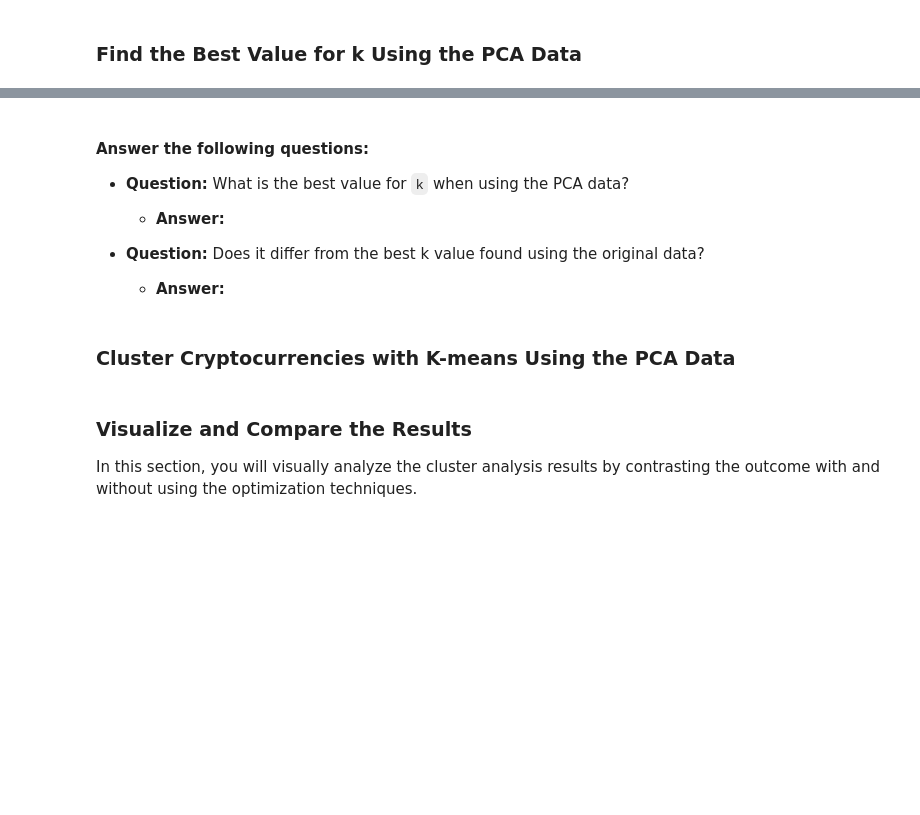
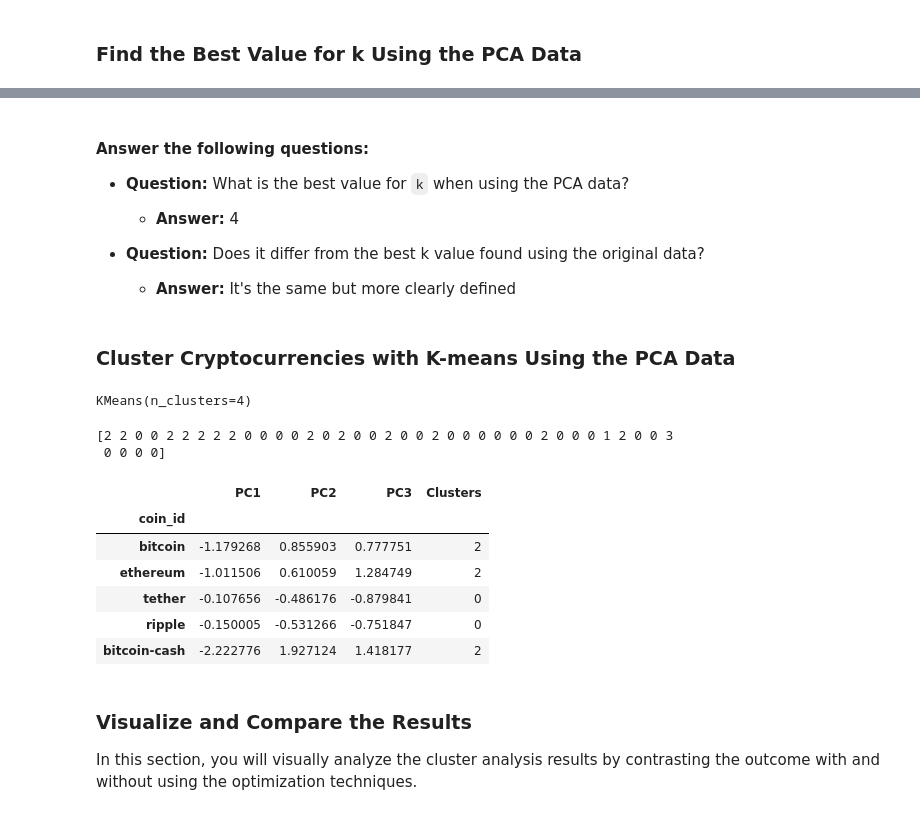
Before and after one commit to daniklafrance/CryptoClustering, a Jupyter notebook: Crypto_Clustering.ipynb, the cells around one changed output, grey strips where cells are left out. Drawn from its saved outputs; the diff is of its cells as text; code cells hidden in the pictures; blank space fills up the shorter version.

```diff
--- a/Crypto_Clustering.ipynb
+++ b/Crypto_Clustering.ipynb
@@ -249,7 +245,7 @@ inertia = []
 # 3. Append the model.inertia_ to the inertia list
 for i in k:
     model = KMeans(n_clusters=i, random_state=0)
-    model.fit(df_market_data_pca)
+    model.fit(df_data_pca)
     inertia.append(model.inertia_)
 # %%
 # Create a dictionary with the data to plot the Elbow curve
@@ -271,30 +267,48 @@ elbow_plot_market_data_pca
 
 * **Question:** What is the best value for `k` when using the PCA data?
 
-  * **Answer:**
+  * **Answer:** 4
 
 
 * **Question:** Does it differ from the best k value found using the original data?
 
-  * **Answer:**
+  * **Answer:** It's the same but more clearly defined
 # %% [markdown]
 ### Cluster Cryptocurrencies with K-means Using the PCA Data
 # %%
 # Initialize the K-Means model using the best value for k
+model = KMeans(n_clusters=4)
 # %%
 # Fit the K-Means model using the PCA data
+model.fit(df_data_pca)
+# %% [output]
+KMeans(n_clusters=4)
 # %%
 # Predict the clusters to group the cryptocurrencies using the PCA data
+pca_clusters = model.predict(df_data_pca)
 
 # Print the resulting array of cluster values.
+print(pca_clusters)
+# %% [output]
+[2 2 0 0 2 2 2 2 2 0 0 0 0 2 0 2 0 0 2 0 0 2 0 0 0 0 0 0 2 0 0 0 1 2 0 0 3
+ 0 0 0 0]
 # %%
 # Create a copy of the DataFrame with the PCA data
-
+df_data_pca_predictions = df_data_pca.copy()
 
 # Add a new column to the DataFrame with the predicted clusters
-
+df_data_pca_predictions["Clusters"] = pca_clusters
 
 # Display sample data
+df_data_pca_predictions.head()
+# %% [output]
+|  | PC1 | PC2 | PC3 | Clusters |
+| coin_id |  |  |  |  |
+| bitcoin | -1.179268 | 0.855903 | 0.777751 | 2 |
+| ethereum | -1.011506 | 0.610059 | 1.284749 | 2 |
+| tether | -0.107656 | -0.486176 | -0.879841 | 0 |
+| ripple | -0.150005 | -0.531266 | -0.751847 | 0 |
+| bitcoin-cash | -2.222776 | 1.927124 | 1.418177 | 2 |
 # %%
 # Create a scatter plot using hvPlot by setting
 # `x="PC1"` and `y="PC2"`.
```
Also changed, not shown: parts of 11 cells of this notebook.
